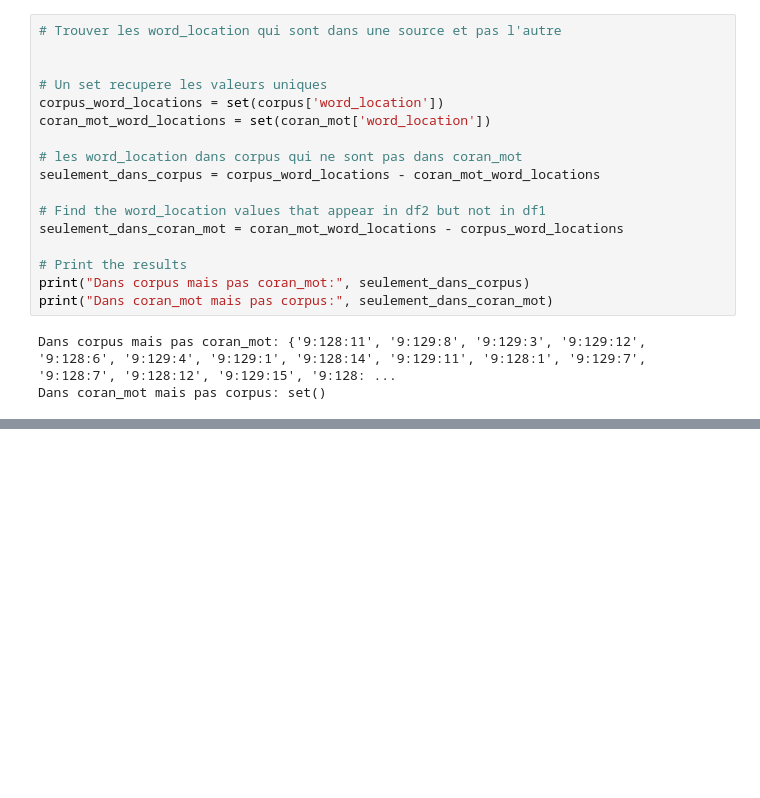
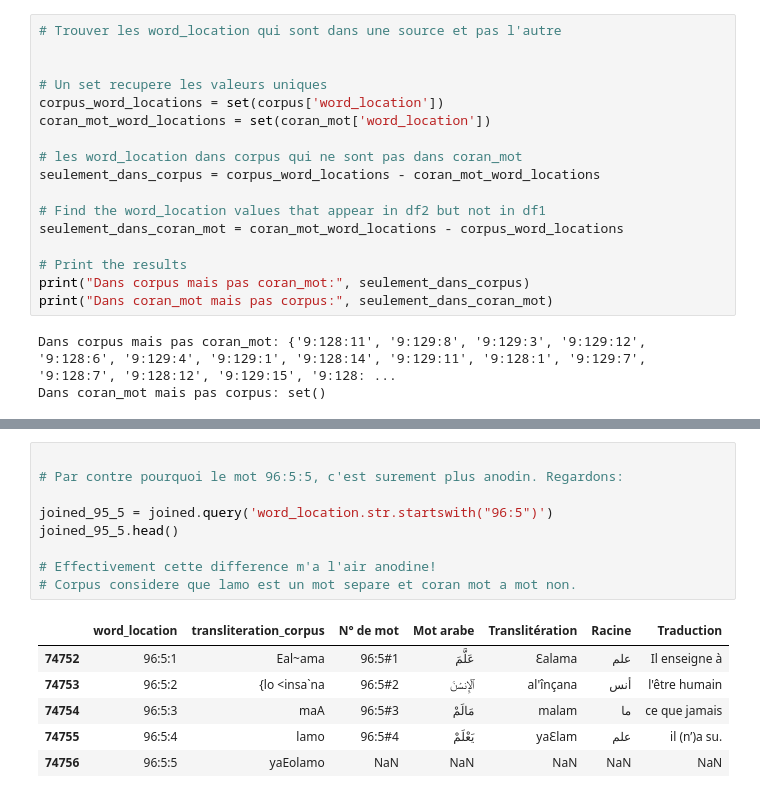
Before and after one commit to 0rnella/quran-annotations, a Jupyter notebook: format_data.ipynb, the cells around one changed output, grey strips where cells are left out. Cells and saved outputs as stored; diff of their text form; blank space fills up the shorter version.

```diff
--- a/format_data.ipynb
+++ b/format_data.ipynb
@@ -182,0 +209,16 @@ len(extra_corpus)
+# %%
+
+# Par contre pourquoi le mot 96:5:5, c'est surement plus anodin. Regardons:
+
+joined_95_5 = joined.query('word_location.str.startswith("96:5")')
+joined_95_5.head()
+
+# Effectivement cette difference m'a l'air anodine!
+# Corpus considere que lamo est un mot separe et coran mot a mot non.
+# %% [output]
+|  | word_location | transliteration_corpus | N° de mot | Mot arabe | Translitération | Racine | Traduction |
+| 74752 | 96:5:1 | Eal~ama | 96:5#1 | عَلَّمَ | Ɛalama | علم | Il enseigne à |
+| 74753 | 96:5:2 | {lo <insa`na | 96:5#2 | ٱلْإِنسَٰنَ | al'înçana | أنس | l'être humain |
+| 74754 | 96:5:3 | maA | 96:5#3 | مَالَمْ | malam | ما | ce que jamais |
+| 74755 | 96:5:4 | lamo | 96:5#4 | يَعْلَمْ | yaƐlam | علم | il (n’)a su. |
+| 74756 | 96:5:5 | yaEolamo | NaN | NaN | NaN | NaN | NaN |
```
Also changed, not shown: parts of 4 cells of this notebook.
